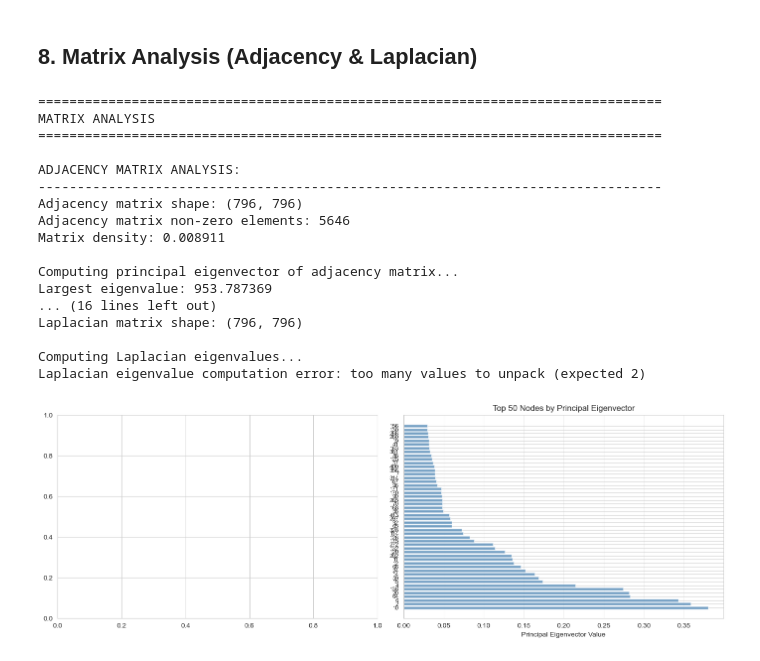
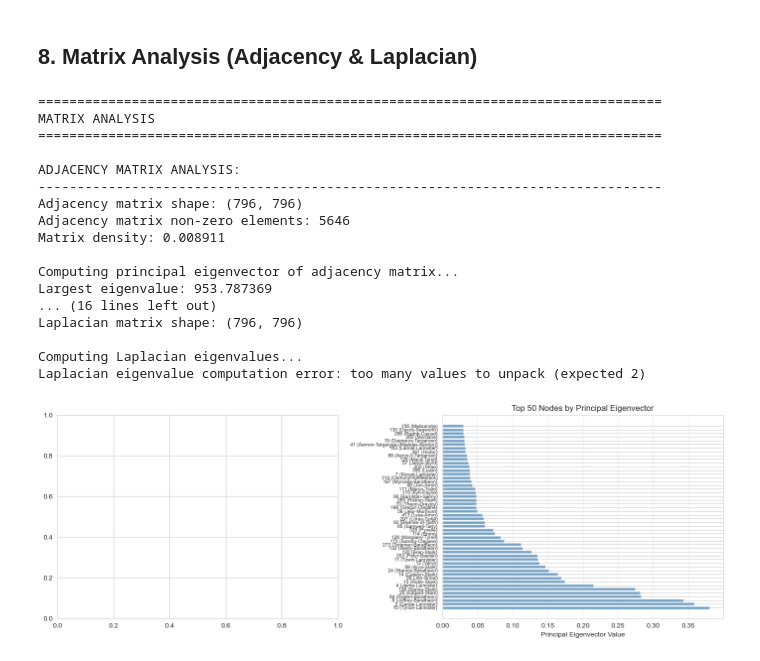
Before and after one commit to oromerlo8-ub/complex_networks, a Jupyter notebook: repo/network_2/network_2.ipynb, the cells around one changed output. Saved outputs shown, nothing was run; the diff lists cells and outputs as text; code cells hidden in the pictures.

Commit message:
[FEATURE] Name of characters in output + notes foler (.md)

```diff
--- a/repo/network_2/network_2.ipynb
+++ b/repo/network_2/network_2.ipynb
@@ -41,3 +41,19 @@ print(f"Edges: {G.number_of_edges()}")
 # %% [output]
 Nodes: 796
 Edges: 2823
+# %%
+# Load character name mapping
+import pandas as pd
+
+# Load the mapping file
+name_mapping_df = pd.read_csv('name-id-mapping-zero-only.csv')
+node_to_name = dict(zip(name_mapping_df['Zero-Based ID'], name_mapping_df['Character Name']))
+
+# Helper function to get node name
+def get_node_name(node_id):
+    """Get character name for a given node ID"""
+    return node_to_name.get(node_id, f"Unknown(ID:{node_id})")
+
+# Test the mapping
+print(f"Loaded {len(node_to_name)} character mappings")
+print(f"Sample: Node 0 = {get_node_name(0)}, Node 59 = {get_node_name(59)}")
@@ -857,9 +867,10 @@ try:
     most_important_nodes = np.argsort(principal_eigenvector_abs)[-10:][::-1]
 
     print("Top 10 nodes by principal eigenvector (most important by adjacency structure):")
+    node_list = list(G.nodes())
     for idx, node_idx in enumerate(most_important_nodes):
-        node = list(G.nodes())[node_idx]
-        print(f"  Node {node}: {principal_eigenvector_abs[node_idx]:.6f} (degree: {degree_dict[node]})")
+        node = node_list[node_idx]
+        print(f"  Node {node} ({get_node_name(node)}): {principal_eigenvector_abs[node_idx]:.6f} (degree: {degree_dict[node]})")
     print()
 
 except Exception as e:
@@ -922,33 +933,34 @@ if 'principal_eigenvector_abs' in locals():
     node_list = list(G.nodes())
     top_nodes = [node_list[i] for i in top_eig_indices]
     top_values = principal_eigenvector_abs[top_eig_indices]
+    top_names = [get_node_name(n) for n in top_nodes]
 
     axes[1].barh(range(len(top_values)), top_values, color='steelblue', alpha=0.7)
     axes[1].set_yticks(range(len(top_values)))
-    axes[1].set_yticklabels(top_nodes, fontsize=8)
+    axes[1].set_yticklabels([f"{n} ({name})" for n, name in zip(top_nodes, top_names)], fontsize=7)
     axes[1].set_xlabel('Principal Eigenvector Value')
     axes[1].set_title('Top 50 Nodes by Principal Eigenvector')
     axes[1].grid(True, alpha=0.3, axis='x')
 
 plt.tight_layout()
 plt.show()
 print()
 # %% [output]
 ================================================================================
 MATRIX ANALYSIS
 ================================================================================
 
 ADJACENCY MATRIX ANALYSIS:
 --------------------------------------------------------------------------------
 Adjacency matrix shape: (796, 796)
 Adjacency matrix non-zero elements: 5646
 Matrix density: 0.008911
 
 Computing principal eigenvector of adjacency matrix...
 Largest eigenvalue: 953.787369
 ... (16 lines left out)
 Laplacian matrix shape: (796, 796)
 
 Computing Laplacian eigenvalues...
 Laplacian eigenvalue computation error: too many values to unpack (expected 2)
-[figure, old version]
+[figure, new version]
```
Also changed, not shown: parts of 9 cells of this notebook, 2 other files.
